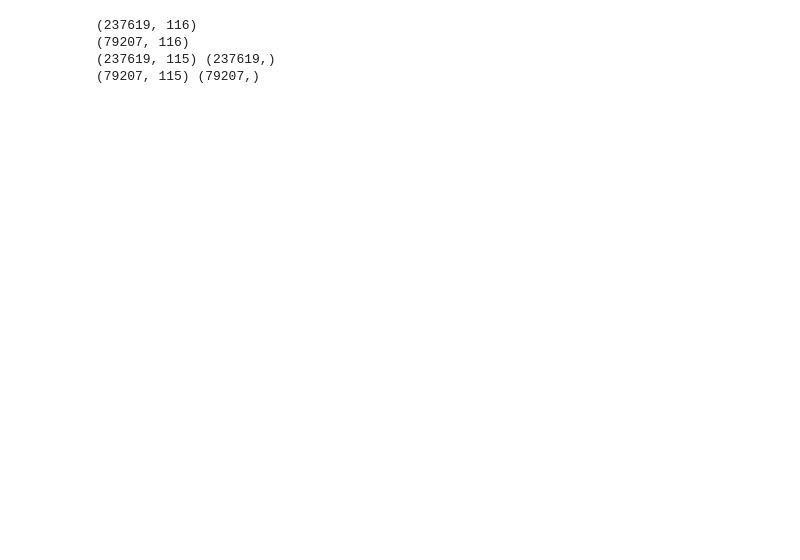
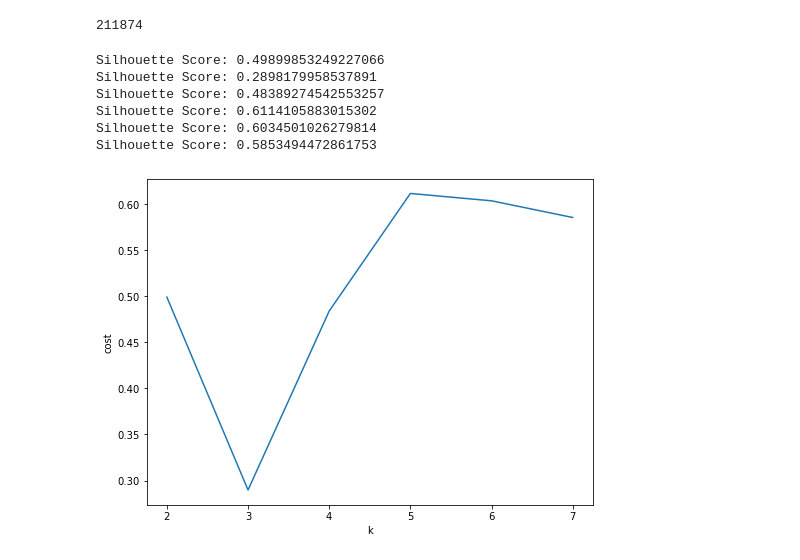
Before and after one commit to vmc9/BigDataProject, a Jupyter notebook: analysis/mirai_kmeans.ipynb, the cells around one changed output. Drawn from its saved outputs; the diff is of its cells as text; code cells hidden in the pictures; blank space fills up the shorter version.

Commit message:
new kmeans in pyspark with results

```diff
--- a/analysis/mirai_kmeans.ipynb
+++ b/analysis/mirai_kmeans.ipynb
@@ -6,3 +19,11 @@ from dask_ml.metrics import accuracy_score
+# %%
+from pyspark.sql.types import DoubleType
+spark = SparkSession \
+    .builder \
+    .appName("Python Spark SQL basic example") \
+    .config("spark.some.config.option", "some-value") \
+    .getOrCreate()
+sc = spark.sparkContext
 # %%
 mirai_devices = ['danmini_doorbell', 'ecobee_thermostat', 'philips_B120N10_baby_monitor',
             'provision_PT_737E_security_camera', 'provision_PT_838_security_camera',
@@ -51,38 +73,0 @@ big_sample, small_sample = a.random_split([0.85, 0.15], shuffle=True)
-# %%
-data = small_sample.to_dask_array(lengths=True)
-cv = KFold(n_splits=4, shuffle=True)
-kfold = {}
-i = 0
-for train, test in cv.split(data):
-    kfold[f'k{i}'] = (train, test)
-    i += 1
-# %%
-fold_predictions = []
-clusters = []
-
-to_train = kfold['k0'][0]
-to_test = kfold['k0'][1]
-
-train = data[to_train]
-test = data[to_test]
-
-print(train.shape)
-print(test.shape)
-
-X_train = train[ : , :-1]
-y_train = train[ : , -1]
-X_test = test[ : , :-1]
-y_test = test[ : , -1]
-
-print(X_train.shape, y_train.shape)
-print(X_test.shape, y_test.shape)
-
-model = KMeans(n_clusters=5, init='k-means||', max_iter=100)
-
-model.fit(X_train)
-y_pred = model.predict(X_test)
-# %% [output]
-(237619, 116)
-(79207, 116)
-(237619, 115) (237619,)
-(79207, 115) (79207,)
@@ -91,0 +74,5 @@ print(accuracy)
+# %%
+cols = mirai_data.columns
+new_cols = [str(i) for i in range(len(cols))]
+mirai_data = mirai_data.toDF(*new_cols)
+mirai_data = mirai_data.withColumnRenamed('115', 'label')
@@ -91,0 +137,15 @@ print(accuracy)
+# %%
+big_sample, small_sample = mirai_data.randomSplit([0.95, 0.05])
+print(small_sample.count())
+# %% [output]
+211874
+# %%
+predictions = reg_kmeans(small_sample, 2, 8)
+# %% [output]
+Silhouette Score: 0.49899853249227066
+Silhouette Score: 0.2898179958537891
+Silhouette Score: 0.48389274542553257
+Silhouette Score: 0.6114105883015302
+Silhouette Score: 0.6034501026279814
+Silhouette Score: 0.5853494472861753
+[figure, added]
```
Also changed, not shown: parts of 7 cells of this notebook, 1 other file.
